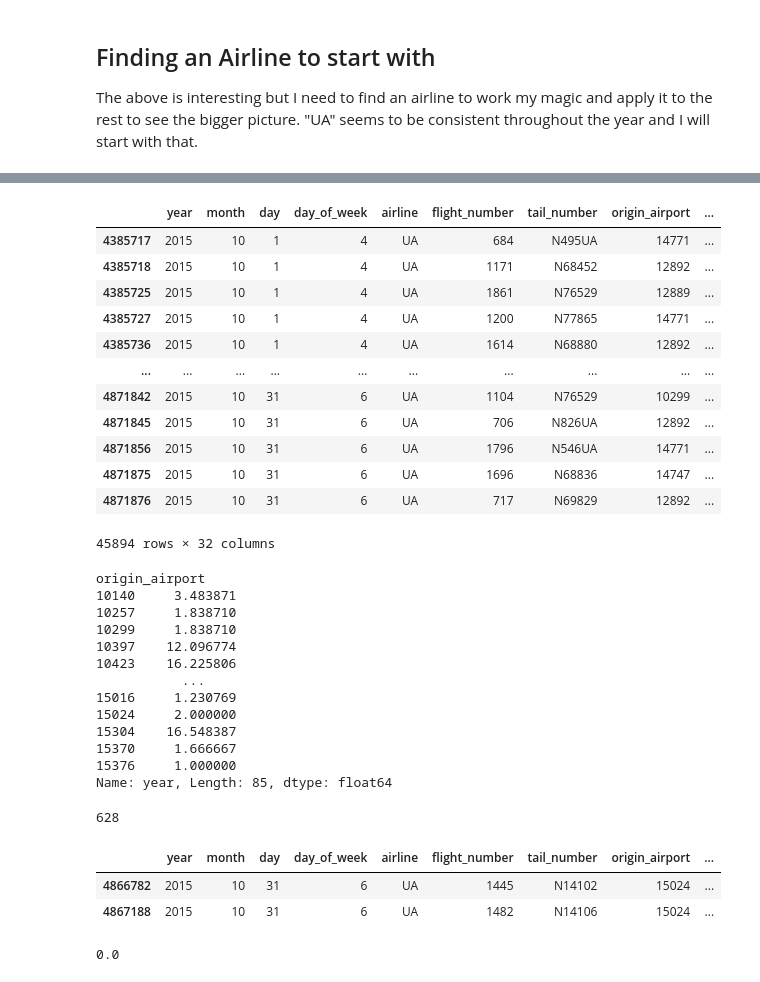
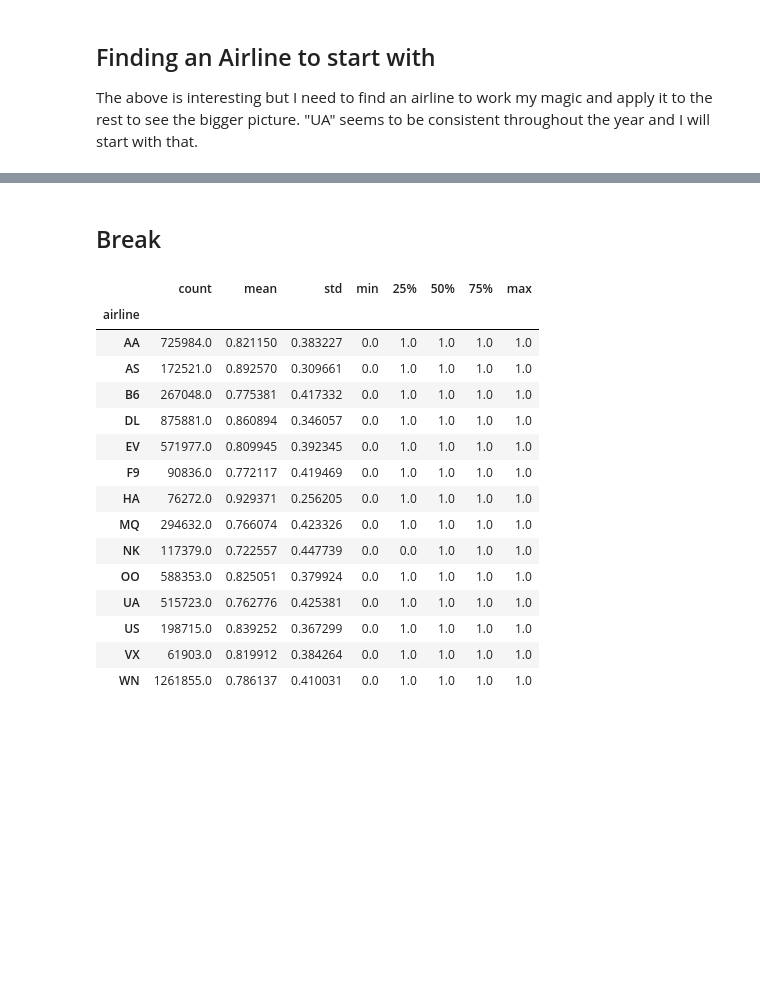
Before and after one commit to angelocandari/kag-house-price, a Jupyter notebook: airline-delays.ipynb, the cells around one changed output, grey strips where cells are left out. Saved outputs shown, nothing was run; the diff lists cells and outputs as text; code cells hidden in the pictures; blank space fills up the shorter version.

```diff
--- a/airline-delays.ipynb
+++ b/airline-delays.ipynb
@@ -90 +96,22 @@ sns.lineplot(data=g, x='date', y='tail_number', hue='airline', palette='Set1');
+# %% [markdown]
+## Break
+# %%
+df.groupby('airline')['otp_dep15'].describe()
+# %% [output]
+|  | count | mean | std | min | 25% | 50% | 75% | max |
+| airline |  |  |  |  |  |  |  |  |
+| AA | 725984.0 | 0.821150 | 0.383227 | 0.0 | 1.0 | 1.0 | 1.0 | 1.0 |
+| AS | 172521.0 | 0.892570 | 0.309661 | 0.0 | 1.0 | 1.0 | 1.0 | 1.0 |
+| B6 | 267048.0 | 0.775381 | 0.417332 | 0.0 | 1.0 | 1.0 | 1.0 | 1.0 |
+| DL | 875881.0 | 0.860894 | 0.346057 | 0.0 | 1.0 | 1.0 | 1.0 | 1.0 |
+| EV | 571977.0 | 0.809945 | 0.392345 | 0.0 | 1.0 | 1.0 | 1.0 | 1.0 |
+| F9 | 90836.0 | 0.772117 | 0.419469 | 0.0 | 1.0 | 1.0 | 1.0 | 1.0 |
+| HA | 76272.0 | 0.929371 | 0.256205 | 0.0 | 1.0 | 1.0 | 1.0 | 1.0 |
+| MQ | 294632.0 | 0.766074 | 0.423326 | 0.0 | 1.0 | 1.0 | 1.0 | 1.0 |
+| NK | 117379.0 | 0.722557 | 0.447739 | 0.0 | 0.0 | 1.0 | 1.0 | 1.0 |
+| OO | 588353.0 | 0.825051 | 0.379924 | 0.0 | 1.0 | 1.0 | 1.0 | 1.0 |
+| UA | 515723.0 | 0.762776 | 0.425381 | 0.0 | 1.0 | 1.0 | 1.0 | 1.0 |
+| US | 198715.0 | 0.839252 | 0.367299 | 0.0 | 1.0 | 1.0 | 1.0 | 1.0 |
+| VX | 61903.0 | 0.819912 | 0.384264 | 0.0 | 1.0 | 1.0 | 1.0 | 1.0 |
+| WN | 1261855.0 | 0.786137 | 0.410031 | 0.0 | 1.0 | 1.0 | 1.0 | 1.0 |
 # %%
@@ -92,47 +118,0 @@ samp = df.query('airline==["UA"]').copy()
-# %%
-samp
-# %% [output]
-|  | year | month | day | day_of_week | airline | flight_number | tail_number | origin_airport | ... |
-| 4385717 | 2015 | 10 | 1 | 4 | UA | 684 | N495UA | 14771 | ... |
-| 4385718 | 2015 | 10 | 1 | 4 | UA | 1171 | N68452 | 12892 | ... |
-| 4385725 | 2015 | 10 | 1 | 4 | UA | 1861 | N76529 | 12889 | ... |
-| 4385727 | 2015 | 10 | 1 | 4 | UA | 1200 | N77865 | 14771 | ... |
-| 4385736 | 2015 | 10 | 1 | 4 | UA | 1614 | N68880 | 12892 | ... |
-| ... | ... | ... | ... | ... | ... | ... | ... | ... | ... |
-| 4871842 | 2015 | 10 | 31 | 6 | UA | 1104 | N76529 | 10299 | ... |
-| 4871845 | 2015 | 10 | 31 | 6 | UA | 706 | N826UA | 12892 | ... |
-| 4871856 | 2015 | 10 | 31 | 6 | UA | 1796 | N546UA | 14771 | ... |
-| 4871875 | 2015 | 10 | 31 | 6 | UA | 1696 | N68836 | 14747 | ... |
-| 4871876 | 2015 | 10 | 31 | 6 | UA | 717 | N69829 | 12892 | ... |
-45894 rows × 32 columns
-# %%
-a = samp.groupby(['date', 'origin_airport'])['year'].count()
-a.groupby('origin_airport').mean()
-# %% [output]
-origin_airport
-10140     3.483871
-10257     1.838710
-10299     1.838710
-10397    12.096774
-10423    16.225806
-           ...
-15016     1.230769
-15024     2.000000
-15304    16.548387
-15370     1.666667
-15376     1.000000
-Name: year, Length: 85, dtype: float64
-# %%
-samp['tail_number'].nunique()
-# %% [output]
-628
-# %%
-samp.loc[samp['origin_airport']=='15024']
-# %% [output]
-|  | year | month | day | day_of_week | airline | flight_number | tail_number | origin_airport | ... |
-| 4866782 | 2015 | 10 | 31 | 6 | UA | 1445 | N14102 | 15024 | ... |
-| 4867188 | 2015 | 10 | 31 | 6 | UA | 1482 | N14106 | 15024 | ... |
-# %%
-samp['origin_airport'].apply(lambda x: x in ref['IATA_CODE'].to_list()).mean()
-# %% [output]
-0.0
```
Also changed, not shown: parts of 15 cells of this notebook.
